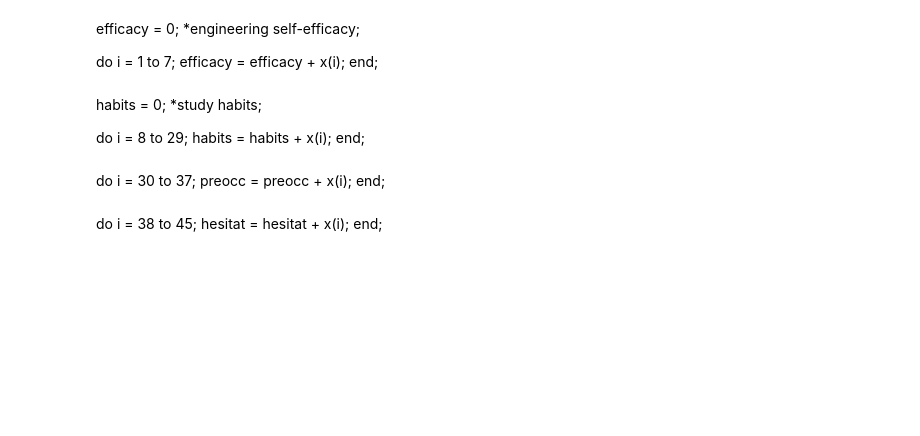
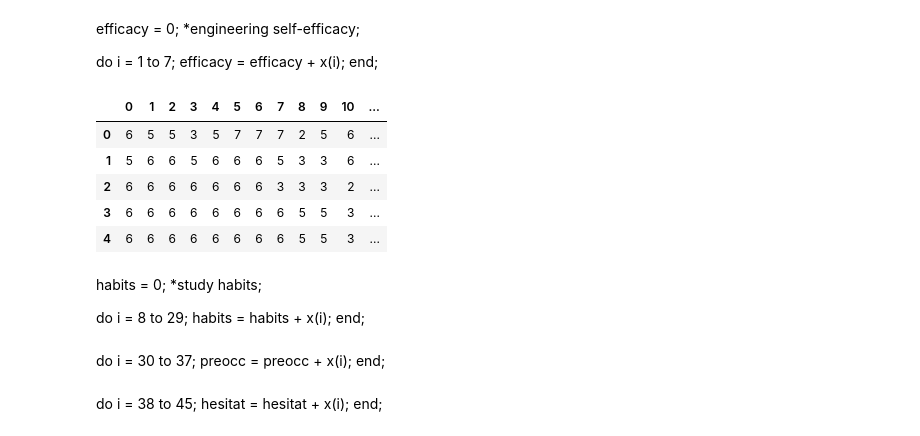
Before and after one commit to ayanoglu/OrtalamaTahmin, a Jupyter notebook: REDGPAmain.ipynb, the cells around one changed output. Cells and saved outputs as stored; diff of their text form; code cells hidden in the pictures; blank space fills up the shorter version.

```diff
--- a/REDGPAmain.ipynb
+++ b/REDGPAmain.ipynb
@@ -270,7 +299,16 @@ do i = 1 to 7;
 	efficacy = efficacy + x(i);
 end;
 # %%
-XTrain2['efficacy']= XTrain2.iloc[:, 0:7].sum(axis=1)
+XTrain['efficacy']= XTrain.iloc[:, 0:7].sum(axis=1)
+# %%
+XTrain.head()
+# %% [output]
+|  | 0 | 1 | 2 | 3 | 4 | 5 | 6 | 7 | 8 | 9 | 10 | ... |
+| 0 | 6 | 5 | 5 | 3 | 5 | 7 | 7 | 7 | 2 | 5 | 6 | ... |
+| 1 | 5 | 6 | 6 | 5 | 6 | 6 | 6 | 5 | 3 | 3 | 6 | ... |
+| 2 | 6 | 6 | 6 | 6 | 6 | 6 | 6 | 3 | 3 | 3 | 2 | ... |
+| 3 | 6 | 6 | 6 | 6 | 6 | 6 | 6 | 6 | 5 | 5 | 3 | ... |
+| 4 | 6 | 6 | 6 | 6 | 6 | 6 | 6 | 6 | 5 | 5 | 3 | ... |
 # %% [markdown]
 habits = 0;     *study habits;
 
```
Also changed, not shown: parts of 33 cells of this notebook.
